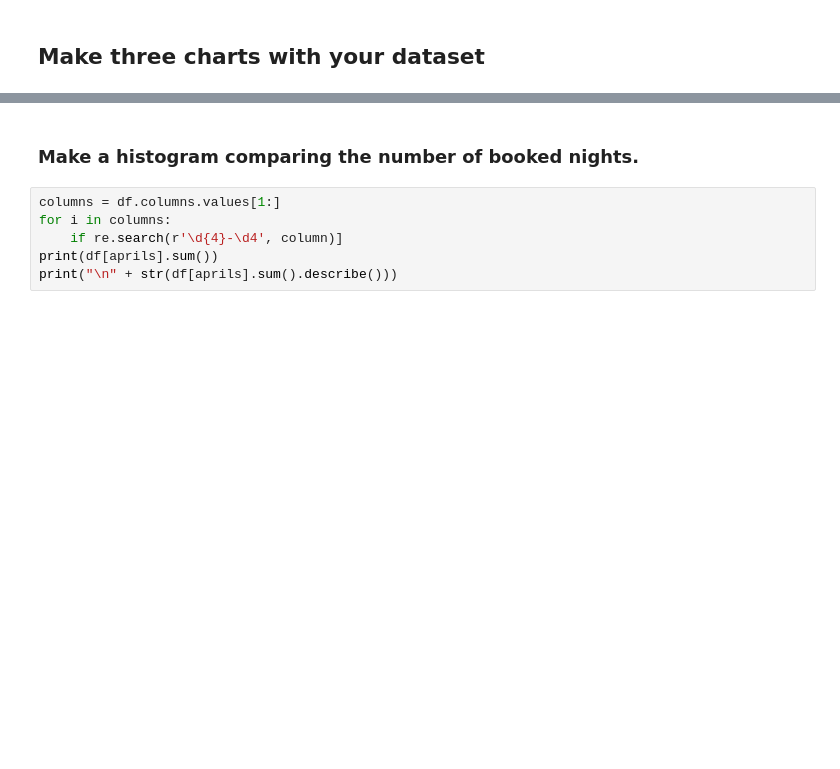
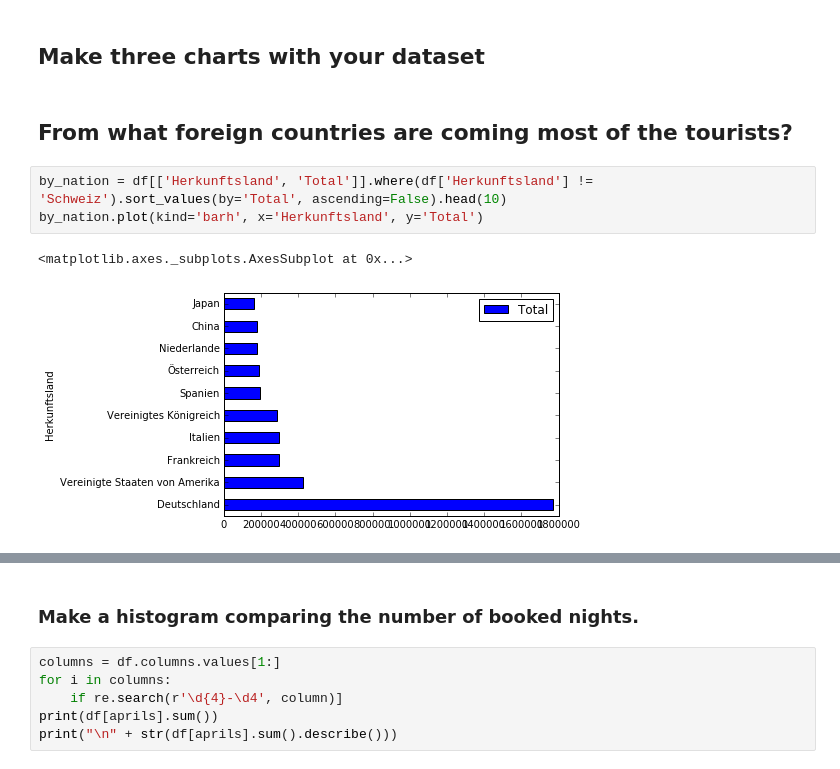
Before and after one commit to thisss/foundations-homework, a Jupyter notebook: foundations/08/homework_08.ipynb, the cells around one changed output, grey strips where cells are left out. Drawn from its saved outputs; the diff is of its cells as text; blank space fills up the shorter version.

Commit message:
Some graphics

```diff
--- a/foundations/08/homework_08.ipynb
+++ b/foundations/08/homework_08.ipynb
@@ -331,2 +378,10 @@ sum_ch
 # %% [markdown]
 ## Make three charts with your dataset
+# %% [markdown]
+## From what foreign countries are coming most of the tourists?
+# %%
+by_nation = df[['Herkunftsland', 'Total']].where(df['Herkunftsland'] != 'Schweiz').sort_values(by='Total', ascending=False).head(10)
+by_nation.plot(kind='barh', x='Herkunftsland', y='Total')
+# %% [output]
+<matplotlib.axes._subplots.AxesSubplot at 0x...>
+[figure, added]
```
Also changed, not shown: parts of 17 cells of this notebook.
